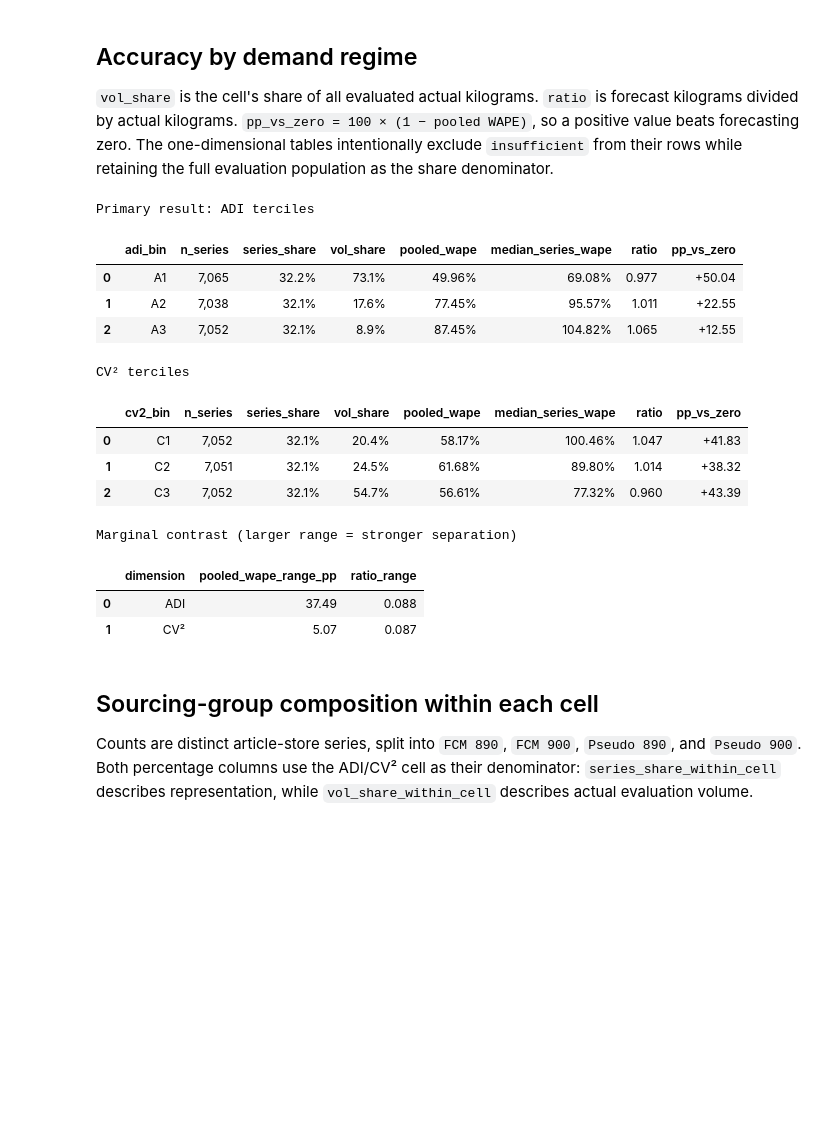
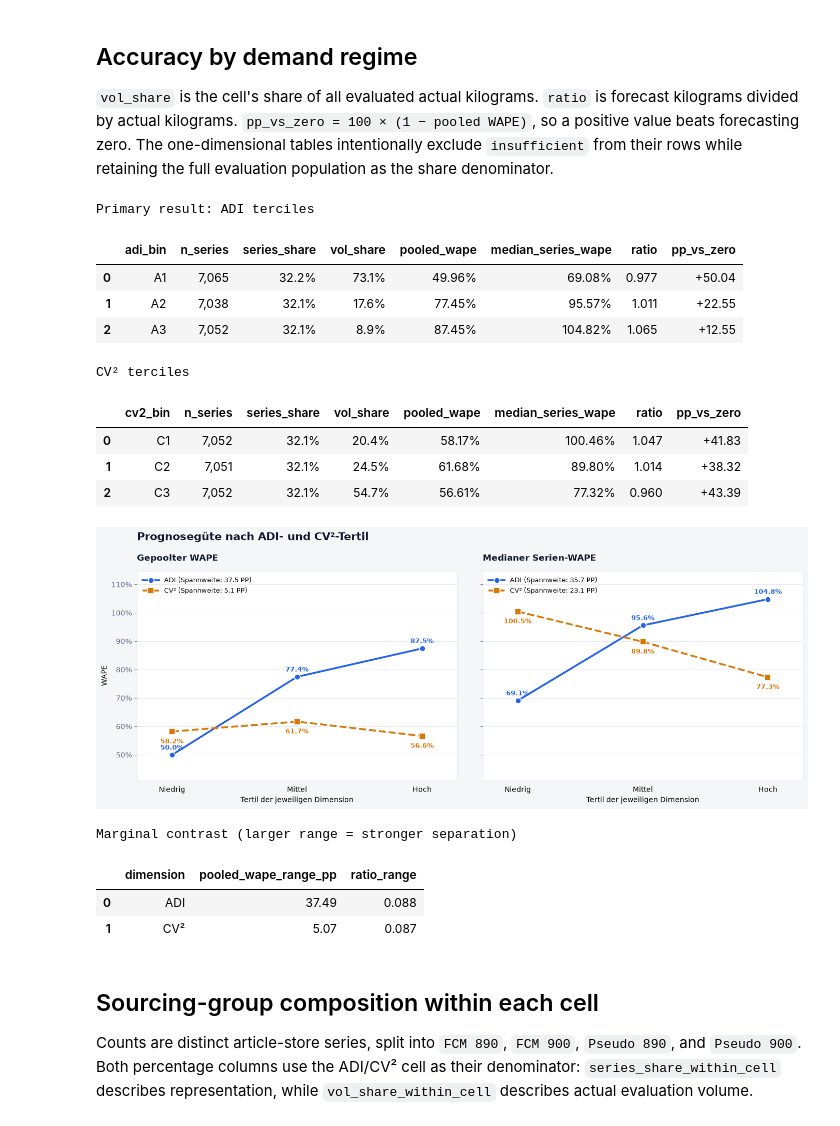
Before and after one commit to vlkkvl/transaktionen_bedientheke, a Jupyter notebook: notebooks/05_machine_learning/05_02_global_lightgbm_demand_adi_cv2.ipynb, the cells around one changed output. Drawn from its saved outputs; the diff is of its cells as text; code cells hidden in the pictures; blank space fills up the shorter version.

```diff
--- a/notebooks/05_machine_learning/05_02_global_lightgbm_demand_adi_cv2.ipynb
+++ b/notebooks/05_machine_learning/05_02_global_lightgbm_demand_adi_cv2.ipynb
@@ -332,33 +334,103 @@ display(adi_table.style.format(TABLE_FORMAT))
 print('CV² terciles')
 display(cv2_table.style.format(TABLE_FORMAT))
 
+tercile_positions = np.arange(1, 4)
+wape_panels = {
+    'Gepoolter WAPE': {
+        'ADI': adi_table.pooled_wape.to_numpy(),
+        'CV²': cv2_table.pooled_wape.to_numpy(),
+    },
+    'Medianer Serien-WAPE': {
+        'ADI': adi_table.median_series_wape.to_numpy(),
+        'CV²': cv2_table.median_series_wape.to_numpy(),
+    },
+}
+series_style = {
+    'ADI': {'color': '#2563eb', 'marker': 'o', 'linestyle': '-'},
+    'CV²': {'color': '#d97706', 'marker': 's', 'linestyle': '--'},
+}
+all_wape_values = np.concatenate([
+    values for panel in wape_panels.values() for values in panel.values()
+])
+shared_wape_limits = (
+    max(0, all_wape_values.min() - .09),
+    min(1.20, all_wape_values.max() + .10),
+)
+fig, axes = plt.subplots(
+    1, 2, figsize=(14, 5.8), sharey=True, facecolor='#f4f6f8',
+)
+for ax, (panel_title, wape_series) in zip(axes, wape_panels.items()):
+    ax.set_facecolor('white')
+    for dimension, values in wape_series.items():
+        wape_range_pp = 100 * (values.max() - values.min())
+        ax.plot(
+            tercile_positions, values, linewidth=2.6, markersize=8,
+            markeredgecolor='white', markeredgewidth=1.2,
+            label=f'{dimension} (Spannweite: {wape_range_pp:.1f} PP)',
+            **series_style[dimension],
+        )
+        label_offset = .025 if dimension == 'ADI' else -.035
+        for x_position, value in zip(tercile_positions, values):
+            ax.text(
+                x_position, value + label_offset, f'{value:.1%}',
+                ha='center', va='center', fontsize=9.5,
+                weight='bold', color=series_style[dimension]['color'],
+            )
+    ax.set_xticks(tercile_positions, ['Niedrig', 'Mittel', 'Hoch'])
+    ax.set_xlim(.72, 3.28)
+    ax.set_ylim(*shared_wape_limits)
+    ax.yaxis.set_major_formatter(PercentFormatter(1))
+    ax.set_xlabel('Tertil der jeweiligen Dimension')
+    ax.set_title(
+        panel_title, loc='left', fontsize=12, weight='bold',
+        color='#0f172a', pad=14,
+    )
+    ax.legend(
+        loc='upper left', frameon=False, fontsize=9, handlelength=2.5,
+    )
+    ax.grid(axis='y', color='#e2e8f0', linewidth=.8)
+    ax.grid(axis='x', visible=False)
+    ax.tick_params(axis='x', length=0, pad=8)
+    ax.tick_params(axis='y', colors='#64748b')
+    for spine in ax.spines.values():
+        spine.set_color('#dbe2ea')
+        spine.set_linewidth(.8)
+axes[0].set_ylabel('WAPE')
+fig.suptitle(
+    'Prognosegüte nach ADI- und CV²-Tertil',
+    x=.065, y=.97, ha='left', fontsize=15, weight='bold', color='#0f172a',
+)
+fig.subplots_adjust(left=.065, right=.985, bottom=.14, top=.84, wspace=.08)
+plt.show()
+
 dimension_contrast = pd.DataFrame([
     {
         'dimension': 'ADI',
         'pooled_wape_range_pp': 100 * (adi_table.pooled_wape.max() - adi_table.pooled_wape.min()),
         'ratio_range': adi_table.ratio.max() - adi_table.ratio.min(),
     },
     {
         'dimension': 'CV²',
         'pooled_wape_range_pp': 100 * (cv2_table.pooled_wape.max() - cv2_table.pooled_wape.min()),
         'ratio_range': cv2_table.ratio.max() - cv2_table.ratio.min(),
     },
 ])
 print('Marginal contrast (larger range = stronger separation)')
 display(dimension_contrast.style.format({
     'pooled_wape_range_pp': '{:.2f}', 'ratio_range': '{:.3f}'
 }))
 # %% [output]
 Primary result: ADI terciles
 |  | adi_bin | n_series | series_share | vol_share | pooled_wape | median_series_wape | ratio | pp_vs_zero |
 | 0 | A1 | 7,065 | 32.2% | 73.1% | 49.96% | 69.08% | 0.977 | +50.04 |
 | 1 | A2 | 7,038 | 32.1% | 17.6% | 77.45% | 95.57% | 1.011 | +22.55 |
 | 2 | A3 | 7,052 | 32.1% | 8.9% | 87.45% | 104.82% | 1.065 | +12.55 |
 CV² terciles
 |  | cv2_bin | n_series | series_share | vol_share | pooled_wape | median_series_wape | ratio | pp_vs_zero |
 | 0 | C1 | 7,052 | 32.1% | 20.4% | 58.17% | 100.46% | 1.047 | +41.83 |
 | 1 | C2 | 7,051 | 32.1% | 24.5% | 61.68% | 89.80% | 1.014 | +38.32 |
 | 2 | C3 | 7,052 | 32.1% | 54.7% | 56.61% | 77.32% | 0.960 | +43.39 |
+[figure, added]
 Marginal contrast (larger range = stronger separation)
 |  | dimension | pooled_wape_range_pp | ratio_range |
 | 0 | ADI | 37.49 | 0.088 |
```
Also changed, not shown: parts of 1 cell of this notebook, 6 other files.
